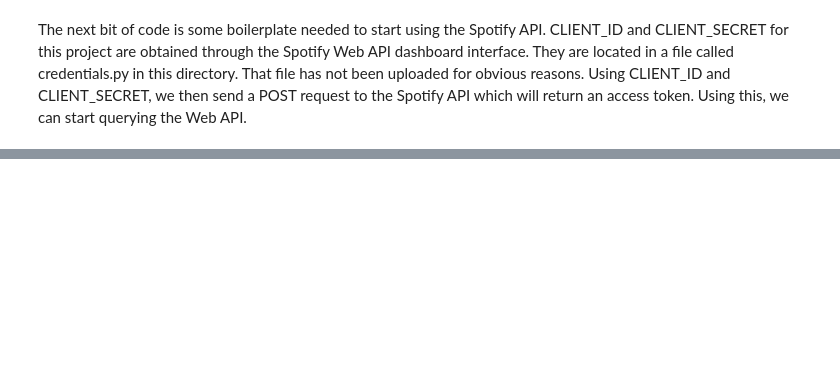
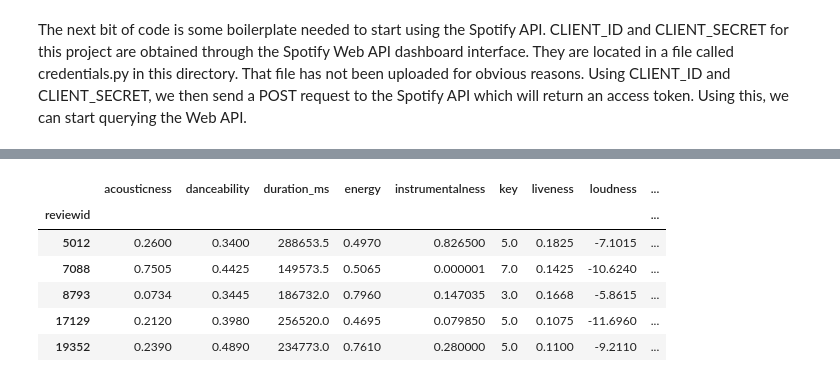
Before and after one commit to siddharm/siddharm.github.io, a Jupyter notebook: 320 final - Pitchfork Music Taste Prediction.ipynb, the cells around one changed output, grey strips where cells are left out. Saved outputs shown, nothing was run; the diff lists cells and outputs as text; code cells hidden in the pictures; blank space fills up the shorter version.

```diff
--- a/320 final - Pitchfork Music Taste Prediction.ipynb
+++ b/320 final - Pitchfork Music Taste Prediction.ipynb
@@ -254,0 +252,37 @@ songs2.head()
+# %%
+sample = songs.iloc[:10000]
+
+#API Fetching code
+"""
+for idx, song in sample.iterrows():
+
+    g = requests.get(
+        url = FEATURES_URL + song.soptify_id,
+        headers = headers,
+    )
+    print(str(idx))
+    r = json.loads(g.text)
+    song_features = song_features.append(r, ignore_index=True)
+
+
+song_features.head()
+
+song_features.to_csv("song_features.csv")"""
+
+song_features = pandas.read_csv('song_features.csv', index_col=0)
+
+# now some data cleanup and matching scores to the features
+song_features = pandas.merge(song_features,
+                             songs,
+                             left_on = ['id'],
+                             right_on = ['spotify_id'],
+                             how = "left"
+                            )
+song_features = song_features.drop(['spotify_id'], axis=1)
+
+song_features = pandas.merge(song_features,
+                            reviews[['reviewid', 'score', 'best_new_music', "pub_year"]],
+                            on = "reviewid",
+                            how = "left")
+
+song_features.head()
@@ -254,0 +301,11 @@ songs2.head()
+# %%
+averages = song_features.groupby(['reviewid']).median()
+averages.head()
+# %% [output]
+|  | acousticness | danceability | duration_ms | energy | instrumentalness | key | liveness | loudness | ... |
+| reviewid |  |  |  |  |  |  |  |  | ... |
+| 5012 | 0.2600 | 0.3400 | 288653.5 | 0.4970 | 0.826500 | 5.0 | 0.1825 | -7.1015 | ... |
+| 7088 | 0.7505 | 0.4425 | 149573.5 | 0.5065 | 0.000001 | 7.0 | 0.1425 | -10.6240 | ... |
+| 8793 | 0.0734 | 0.3445 | 186732.0 | 0.7960 | 0.147035 | 3.0 | 0.1668 | -5.8615 | ... |
+| 17129 | 0.2120 | 0.3980 | 256520.0 | 0.4695 | 0.079850 | 5.0 | 0.1075 | -11.6960 | ... |
+| 19352 | 0.2390 | 0.4890 | 234773.0 | 0.7610 | 0.280000 | 5.0 | 0.1100 | -9.2110 | ... |
```
Also changed, not shown: parts of 25 cells of this notebook, 1 other file.
